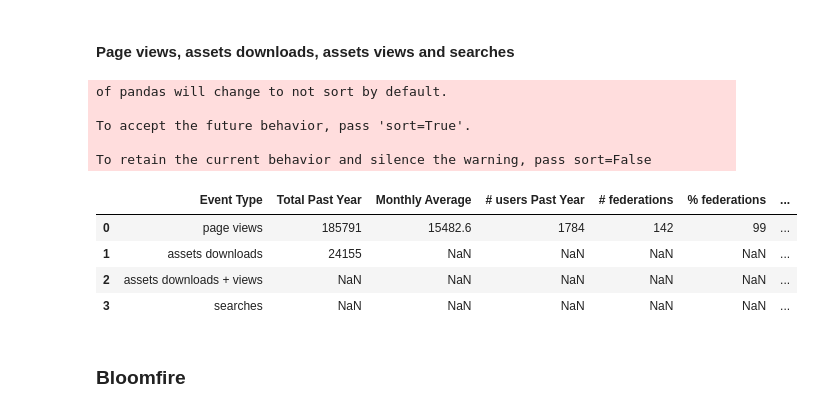
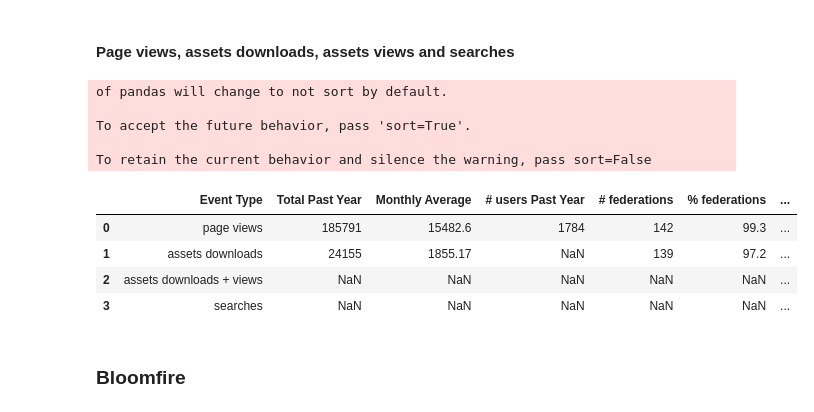
Before and after one commit to olga0503/DATA602hw1, a Jupyter notebook: FedCentral Analytics .ipynb, the cells around one changed output. Saved outputs shown, nothing was run; the diff lists cells and outputs as text; code cells hidden in the pictures.

```diff
--- a/FedCentral Analytics .ipynb
+++ b/FedCentral Analytics .ipynb
@@ -304,45 +304,53 @@ views5_fed = pd.read_csv('views5_fed.csv')
 views6_fed = pd.read_csv('views6_fed.csv')
 views7_fed = pd.read_csv('views7_fed.csv')
 views8_fed = pd.read_csv('views8_fed.csv')
-
 views_fed = pd.concat([views1_fed,views2_fed,views3_fed,views4_fed,views5_fed,views6_fed,views7_fed,views8_fed])
 views_fed = pd.merge(views_fed,federations[['code','name','type']],how='left',left_on = 'User Organization', right_on = 'code')
+views_fed_fed = set(views_fed[views_fed['type']=='yes']['User Organization'])
+views_fed_net = set(views_fed[views_fed['type']=='no']['User Organization'])
 
 
-views_fed_fed = set(views_fed[views_fed['type']=='yes']['User Organization'])
-views_fed_net = set(views_fed[views_fed['type']=='no']['User Organization'])
+downloads1_fed = pd.read_csv('downloads1_fed.csv')
+downloads2_fed = pd.read_csv('downloads2_fed.csv')
+downloads3_fed = pd.read_csv('downloads3_fed.csv')
+downloads4_fed = pd.read_csv('downloads4_fed.csv')
+downloads_fed = pd.concat([downloads1_fed,downloads2_fed,downloads3_fed,downloads4_fed])
+downloads_fed = pd.merge(downloads_fed,federations[['code','name','type']],how='left',left_on = 'User Organization', right_on = 'code')
+downloads_fed_fed = set(downloads_fed[downloads_fed['type']=='yes']['User Organization'])
+downloads_fed_net = set(downloads_fed[downloads_fed['type']=='no']['User Organization'])
+
 
 active_users_fedcentral = pd.DataFrame()
 active_users_fedcentral['Time Period'] = ['Daily','Weekly','Monthly']
 
 downloads1_date = pd.read_csv('downloads1_date.csv')
 downloads2_date = pd.read_csv('downloads2_date.csv')
 downloads3_date = pd.read_csv('downloads3_date.csv')
 downloads4_date = pd.read_csv('downloads4_date.csv')
 downloads_date = pd.concat([downloads1_date,downloads2_date,downloads3_date,downloads4_date])
 downloads_date['Date'] = pd.to_datetime(downloads_date['Date'], format='%Y%m%d')
 downloads_date.set_index('Date',inplace=True)
 
 
 table1 = pd.DataFrame(columns=['Event Type','Total Past Year','Monthly Average','# users Past Year','# federations','% federations','#networks','% networks'])
 table1['Event Type'] = ['page views','assets downloads','assets downloads + views','searches']
 table1['Total Past Year'] = [views_date['Pageviews'].sum(),downloads_date['Total Events'].sum(),'NaN','NaN']
-table1['Monthly Average'] = [round(views_date.resample('M')['Pageviews'].sum().mean(),2),'NaN','NaN','NaN']
+table1['Monthly Average'] = [round(views_date.resample('M')['Pageviews'].sum().mean(),2),round(downloads_date.resample('M')['Total Events'].sum().mean(),2),'NaN','NaN']
 table1['# users Past Year'] = [len(set(views_user['User'])),'NaN','NaN','NaN']
-table1['# federations'] = [len(views_fed_fed),'NaN','NaN','NaN']
-table1['% federations'] = [round(len(views_fed_fed)*100/len(total_registered_fed)),'NaN','NaN','NaN']
-table1['#networks'] = [len(views_fed_net),'NaN','NaN','NaN']
-table1['% networks'] = [round(len(views_fed_net)*100/len(total_registered_net)),'NaN','NaN','NaN']
+table1['# federations'] = [len(views_fed_fed),len(downloads_fed_fed),'NaN','NaN']
+table1['% federations'] = [round(len(views_fed_fed)*100/len(total_registered_fed),2),round(len(downloads_fed_fed)*100/len(total_registered_fed),2),'NaN','NaN']
+table1['#networks'] = [len(views_fed_net),len(downloads_fed_net),'NaN','NaN']
+table1['% networks'] = [round(len(views_fed_net)*100/len(total_registered_net)),round(len(downloads_fed_net)*100/len(total_registered_net),2),'NaN','NaN']
 table1
 # %% [output]
 of pandas will change to not sort by default.
 
 To accept the future behavior, pass 'sort=True'.
 
 To retain the current behavior and silence the warning, pass sort=False
 |  | Event Type | Total Past Year | Monthly Average | # users Past Year | # federations | % federations | ... |
-| 0 | page views | 185791 | 15482.6 | 1784 | 142 | 99 | ... |
-| 1 | assets downloads | 24155 | NaN | NaN | NaN | NaN | ... |
+| 0 | page views | 185791 | 15482.6 | 1784 | 142 | 99.3 | ... |
+| 1 | assets downloads | 24155 | 1855.17 | NaN | 139 | 97.2 | ... |
 | 2 | assets downloads + views | NaN | NaN | NaN | NaN | NaN | ... |
 | 3 | searches | NaN | NaN | NaN | NaN | NaN | ... |
 # %% [markdown]
```
